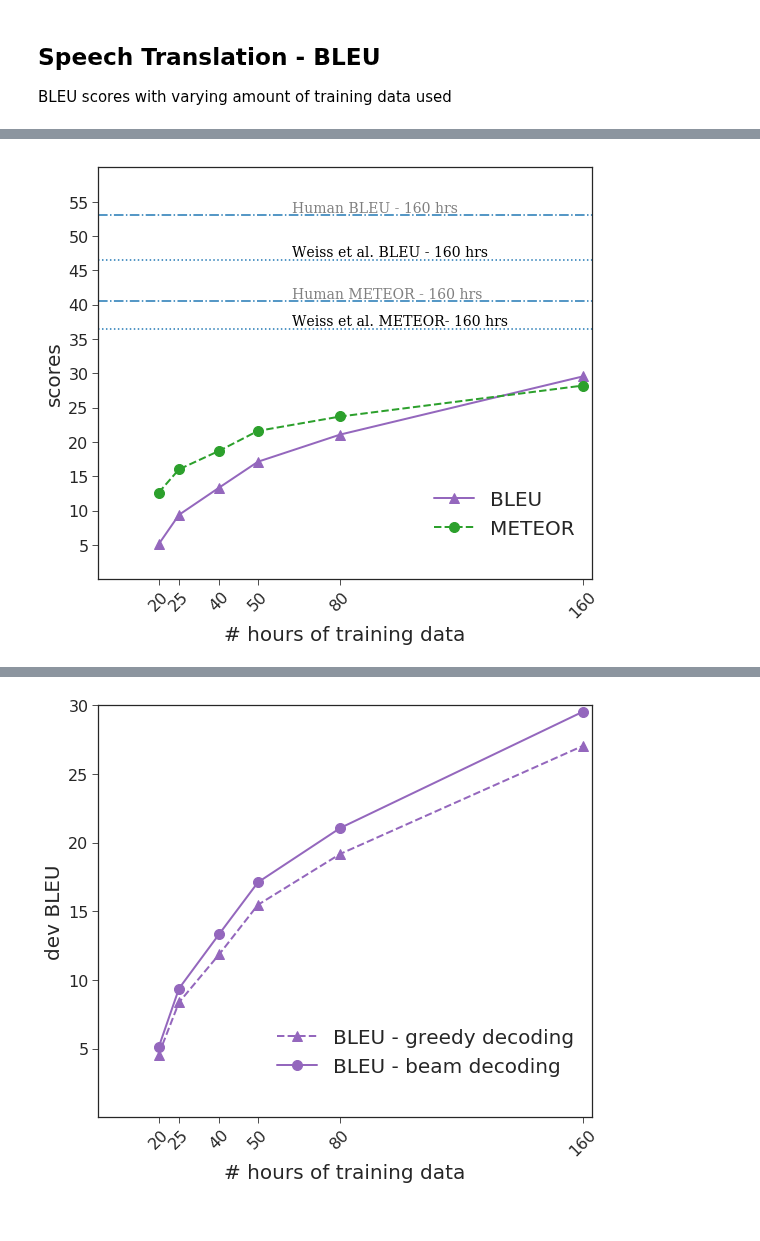
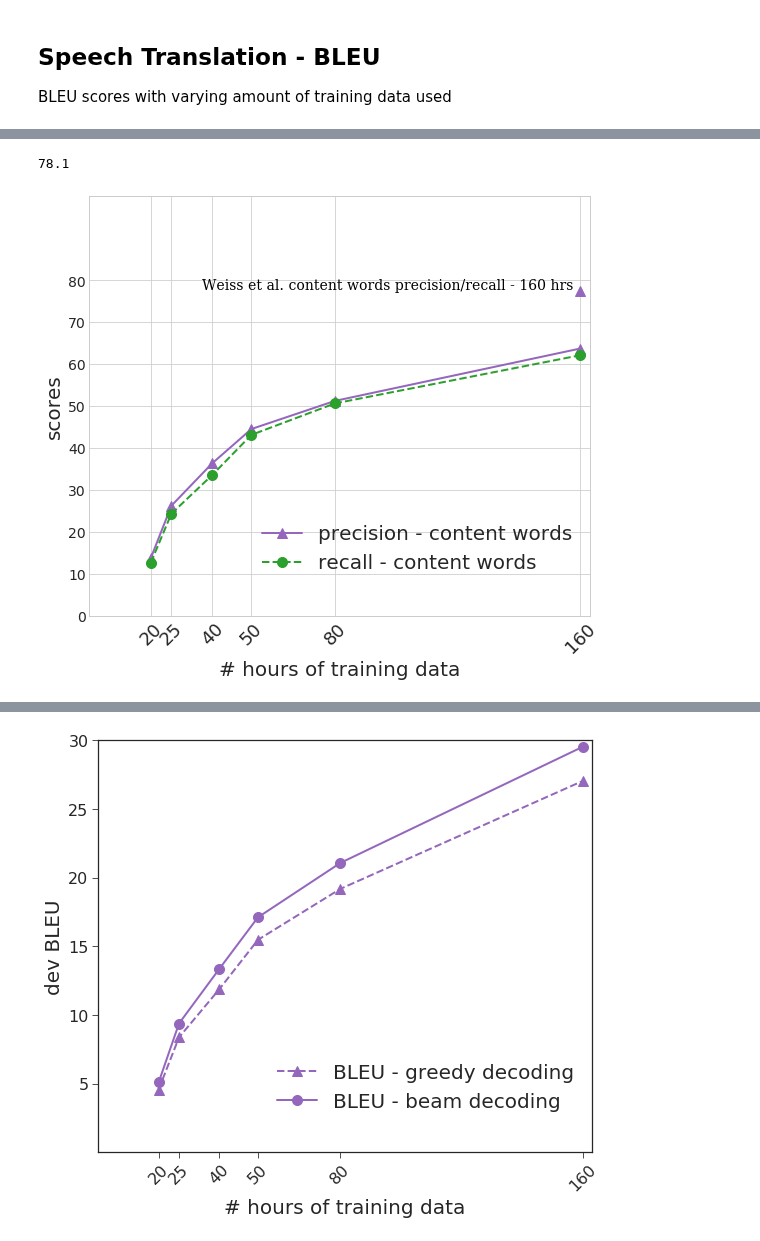
Before and after one commit to 0xSameer/speech2text, a Jupyter notebook: results.ipynb, the cells around one changed output, grey strips where cells are left out. Drawn from its saved outputs; the diff is of its cells as text; code cells hidden in the pictures.

```diff
--- a/results.ipynb
+++ b/results.ipynb
@@ -43,16 +43,26 @@ bleu =           np.array([4.56, 8.36, 11.86, 15.47, 19.18, 27.04])
 
 bleu_beam =      np.array([5.08, 9.37, 13.34, 17.11, 21.07, 29.53])
 
-precision =      np.array([33.7, 39.8, 45.7,    51.2,    56.1,  63.5])
-precision_beam = np.array([34,   41.7, 48.5,    53.3,    58.6,  66.6])
+precision =      np.array([33.7, 39.8, 45.7,  51.2,  56.1,  63.5])
+precision_beam = np.array([34,   41.7, 48.5,  53.3,  58.6,  66.6])
 
 meteor =         np.array([12.8, 15.8, 18.5,  21.2,  23.1,  27.4])
 meteor_beam =    np.array([12.6, 16.0, 18.7,  21.6,  23.7,  28.2])
 
-recall =         np.array([28.6, 34.7,   39.8,    45.0,  48.3,  56.1])
-recall_beam =    np.array([27.9, 34.7,   39.5,    45.4,    49.1,  56.9])
+recall =         np.array([28.6, 34.7, 39.8,  45.0,  48.3,  56.1])
+recall_beam =    np.array([27.9, 34.7, 39.5,  45.4,  49.1,  56.9])
+recall_exact=    np.array([23.7, 30.7, 35.4,  40.8,  44.8,  52.6])
 
+precision_cnt =  np.array([13.7,   26.2, 36.3,  44.5,  51.2,  63.7])
+recall_cnt =     np.array([12.6, 24.3, 33.5,  43.1,  50.6,  62.1])
+
+google_cnt_prec = 76.9
+google_cnt_recall = 78.1
+google_exact_recall = 66.3
+google_recall = 70.7
 
 bar_x = np.linspace(5,100,6)
 
 # bar_x =
+# %%
+sns.set_style("whitegrid", {"axes.grid": True})
@@ -59,7 +203,11 @@ bar_x = np.linspace(5,100,6)
+# %%
+google_cnt_recall
+# %% [output]
+78.1
 # %%
 fig, ax = plt.subplots(figsize=(8,7),nrows=1, ncols=1, sharey=True)
-sns.set_style("white")
-sns.set_style("ticks")
+# sns.set_style("white")
+# sns.set_style("ticks")
 
 # x_labels = ["{0:d} hrs".format(int(160 * (i/100))) for i in x_scale]
 
@@ -67,54 +215,54 @@ markersize = 10
 linewidth = 2
 alpha = 1
 
-ax.plot(x_scale, bleu_beam, label="BLEU", color=tableau20[8],
-        linewidth=linewidth, alpha=alpha, linestyle="-",
+ax.plot(x_scale, precision_cnt, label="precision - content words", color=tableau20[8],
+        linewidth=linewidth, alpha=alpha,
         marker='^', markersize=markersize)
 
-# ax.plot(x_scale, bleu_beam, label="bleu - beam", color=tableau20[0],
-#         linewidth=linewidth, alpha=alpha, linestyle=":",
-#         marker='.', markersize=markersize)
-
-ax.plot(x_scale, meteor_beam, label="METEOR", color=tableau20[4],
+ax.plot(x_scale, recall_cnt, label="recall - content words", color=tableau20[4],
         linewidth=linewidth, alpha=alpha,
         marker='o', markersize=markersize, linestyle="--")
 
 font = {'family': 'serif',
         'color':  'black',
         'weight': 'normal',
         'size': 14,
         }
 
-ax.axhline(y=46.5, linestyle=":")
-plt.text(40, 47, r'Weiss et al. BLEU - 160 hrs', fontdict=font)
-ax.axhline(y=36.5, linestyle=":")
-plt.text(40, 37, r'Weiss et al. METEOR- 160 hrs', fontdict=font)
+ax.plot(np.array([100]), np.array([77.5]), color=tableau20[8],
+        marker='^', markersize=markersize)
+plt.text(23, 77.8, r'Weiss et al. content words precision/recall - 160 hrs', fontdict=font)
 
-ax.axhline(y=53, linestyle="-.")
-plt.text(40, 53.5, r'Human BLEU - 160 hrs', fontdict=font, alpha=0.5)
-ax.axhline(y=40.5, linestyle="-.")
-plt.text(40, 41, r'Human METEOR - 160 hrs', fontdict=font, alpha=0.5)
+# ax.axhline(y=google_cnt_prec, linestyle=":")
+# plt.text(30, google_cnt_prec+0.5, r'precision', fontdict=font)
+# ax.axhline(y=77.5, linestyle=":")
+# plt.text(20, 78, r'Weiss et al. content words precision-recall - 160 hrs', fontdict=font)
+
+# ax.axhline(y=81, linestyle="-.")
+# plt.text(40, 81.5, r'Human precision - 160 hrs', fontdict=font)
+# ax.axhline(y=76, linestyle="-.")
+# plt.text(40, 76.5, r'Human recall - 160 hrs', fontdict=font)
 
 plt.xticks(x_scale, x_labels, rotation=45, fontsize=16)
-# plt.yticks(list(range(5,25,5))+[27, 47, 53, 37, 41], rotation=0, fontsize=20)
-plt.yticks(list(range(5,60,5)), rotation=0, fontsize=20)
+# plt.yticks(list(range(0,65,10))+[76, 71, ], rotation=0, fontsize=20)
+plt.yticks(list(range(0,81,10)), rotation=0, fontsize=20)
 ax.set_xlabel('# hours of training data', size=20)
 ax.set_ylabel('scores', size=20)
 for i in ax.get_xticklabels():
-    i.set_fontsize(16)
+    i.set_fontsize(18)
 for i in ax.get_yticklabels():
-    i.set_fontsize(16)
+    i.set_fontsize(14)
 
 plt.legend(bbox_to_anchor=(1.0, 0.26), framealpha=0, fontsize=20, ncol=1)
-plt.ylim(0,60)
+plt.ylim(0,100)
 plt.xlim(0,102)
-ax.xaxis.grid(False)
+# ax.xaxis.grid(False)
 
 # sns.despine(left=True, bottom=True)
 
 fig.tight_layout()
 
-fig.savefig(fname="bleu_meteor_scores.pdf", dpi=300)
-fig.savefig(fname="bleu_meteor_scores.png", dpi=300)
+fig.savefig(fname="precision_recall_content.pdf", dpi=300)
+fig.savefig(fname="precision_recall_content.png", dpi=300)
 # %% [output]
-[figure, old version]
+[figure, new version]
```
Also changed, not shown: parts of 3 cells of this notebook, 1 other file.
